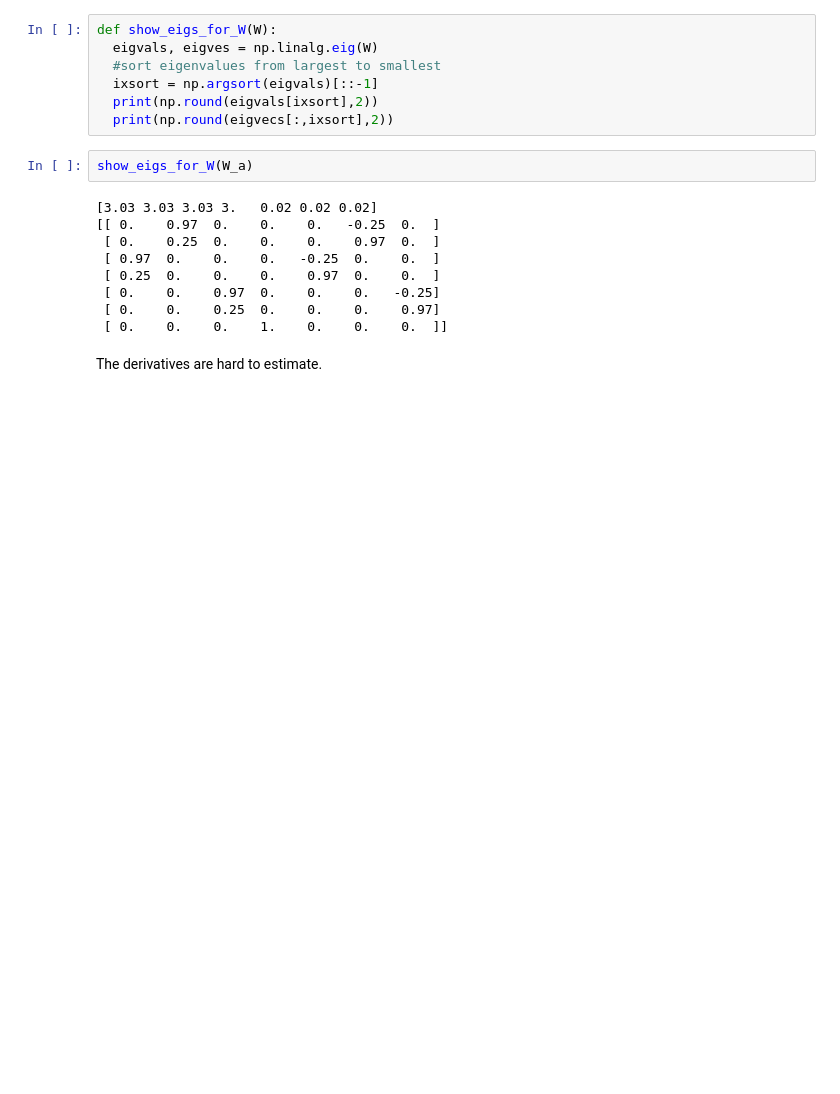
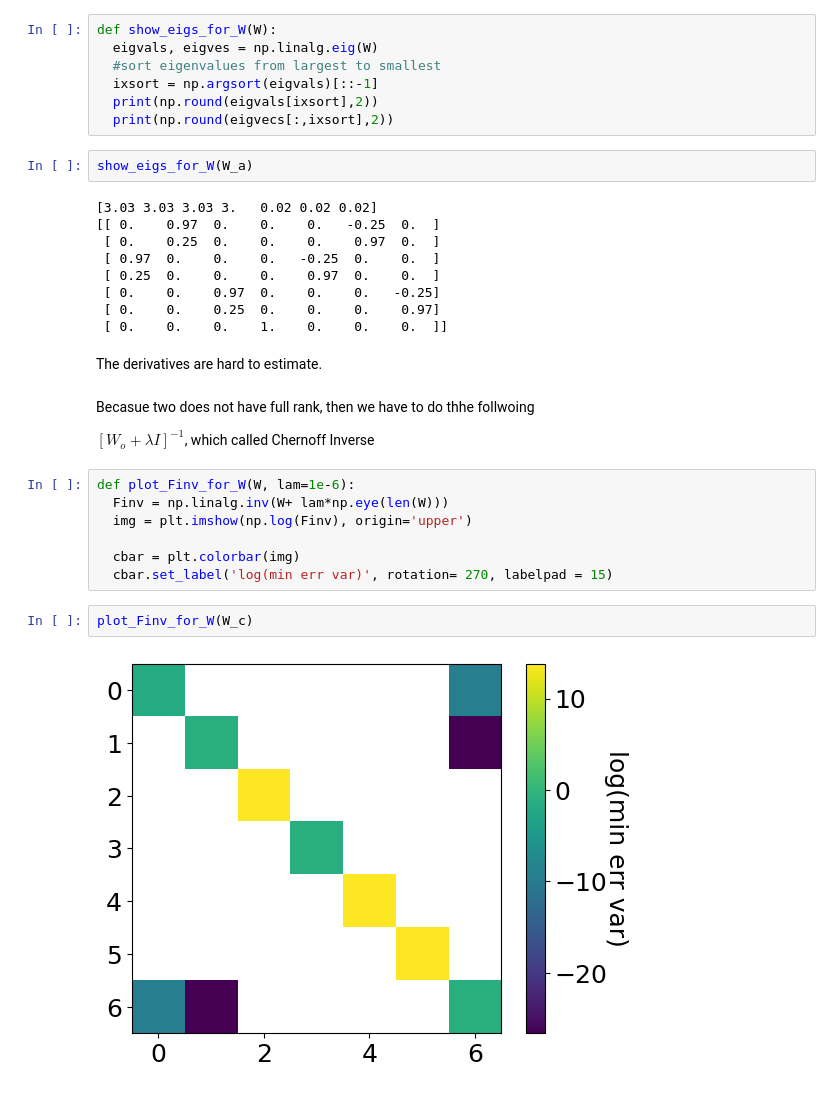
Before and after one commit to quangvumathneuro/Nonlinear_and_Data_Driven_Estimation, a Jupyter notebook: Lesson_6_Linear_Observability/A_Linear_Observability_QV.ipynb, the cells around one changed output. Saved outputs shown, nothing was run; the diff lists cells and outputs as text; blank space fills up the shorter version.

```diff
--- a/Lesson_6_Linear_Observability/A_Linear_Observability_QV.ipynb
+++ b/Lesson_6_Linear_Observability/A_Linear_Observability_QV.ipynb
@@ -342,3 +342,18 @@ show_eigs_for_W(W_a)
  [ 0.    0.    0.    1.    0.    0.    0.  ]]
 # %% [markdown]
 The derivatives are hard to estimate.
+# %% [markdown]
+Becasue two does not have full rank, then we have to do thhe follwoing
+
+$[W_o + λI]^{-1}$, which called Chernoff Inverse
+# %%
+def plot_Finv_for_W(W, lam=1e-6):
+  Finv = np.linalg.inv(W+ lam*np.eye(len(W)))
+  img = plt.imshow(np.log(Finv), origin='upper')
+
+  cbar = plt.colorbar(img)
+  cbar.set_label('log(min err var)', rotation= 270, labelpad = 15)
+# %%
+plot_Finv_for_W(W_c)
+# %% [output]
+[figure, added]
```
